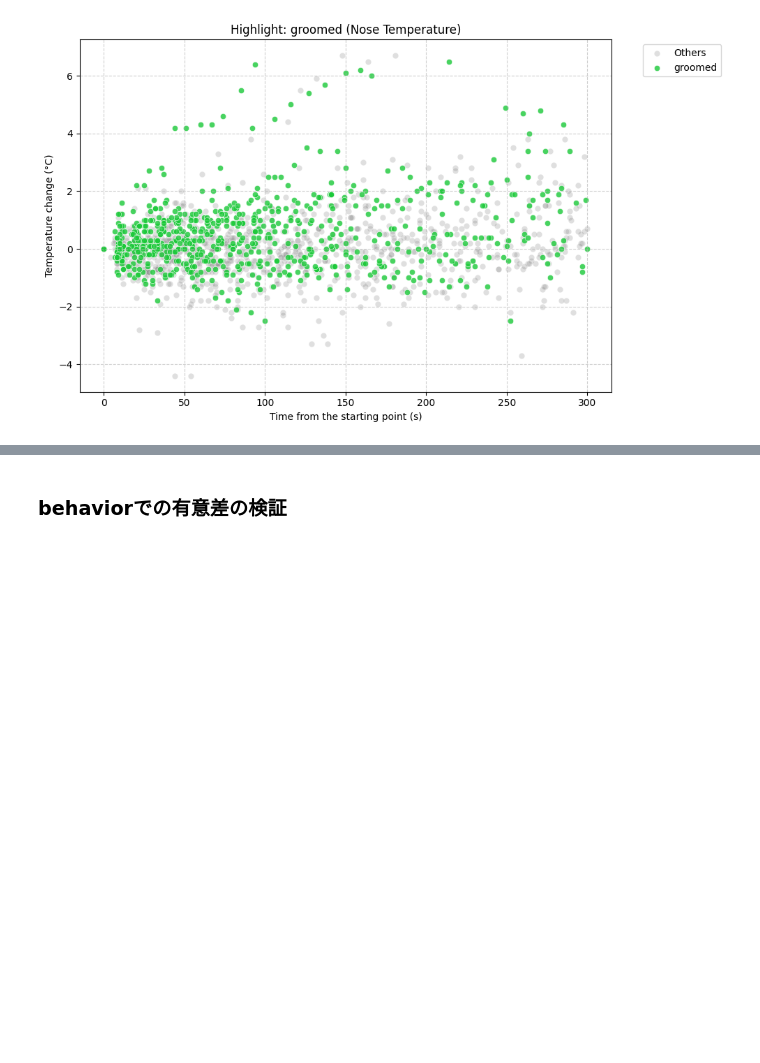
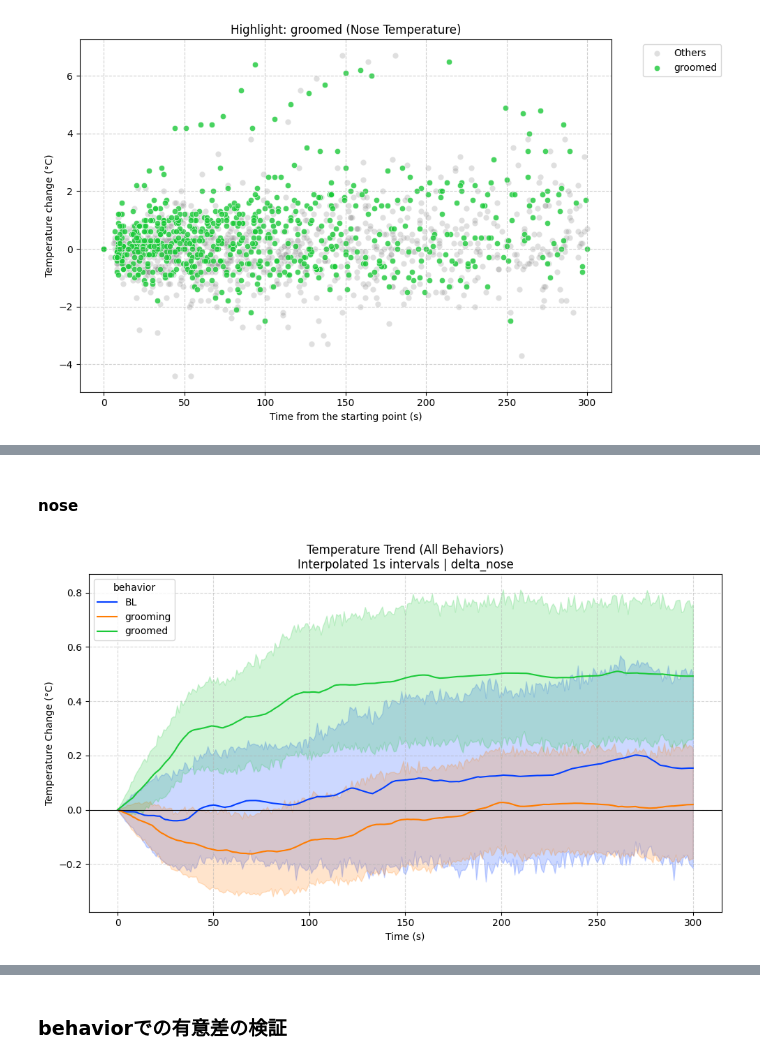
Before and after one commit to Yasui-kyoto/Monkey_Aggression, a Jupyter notebook: notebooks/03_aim_1/aim_01.ipynb, the cells around one changed output, grey strips where cells are left out. Saved outputs shown, nothing was run; the diff lists cells and outputs as text; code cells hidden in the pictures; blank space fills up the shorter version.

```diff
--- a/notebooks/03_aim_1/aim_01.ipynb
+++ b/notebooks/03_aim_1/aim_01.ipynb
@@ -53,0 +87,8 @@ for behavior in delta_df['behavior'].unique():
+# %% [markdown]
+#### nose
+# %%
+full_delta_nose_df = self.plot_smoothed_behavior_comparison(
+    delta_df_1s, y_column='delta_nose'
+)
+# %% [output]
+[figure, added]
```
Also changed, not shown: parts of 18 cells of this notebook, 4 other files.
